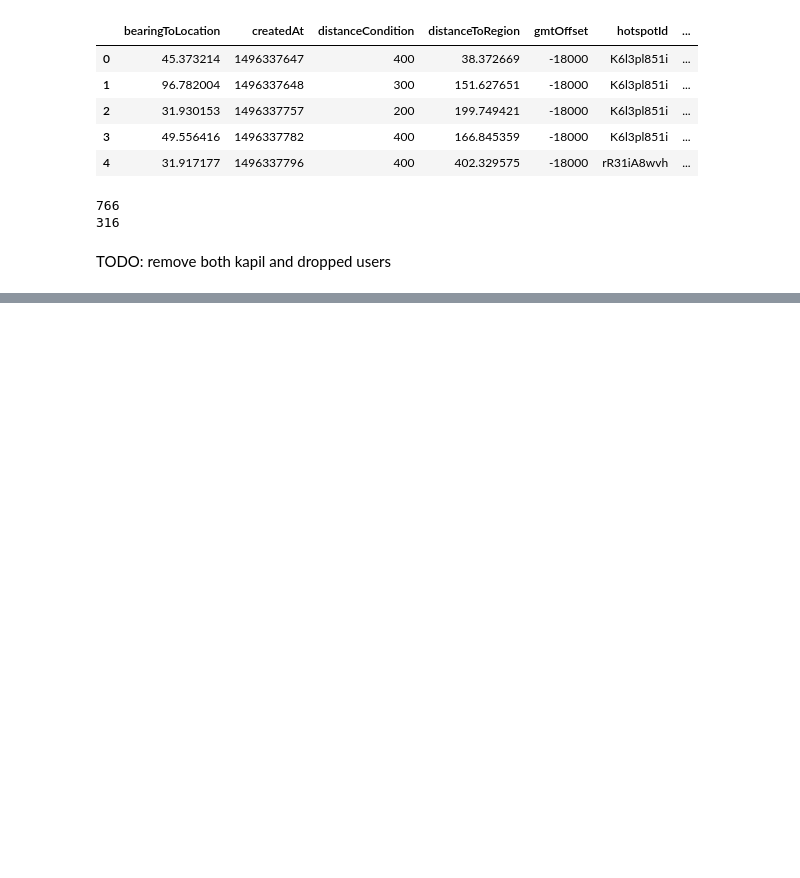
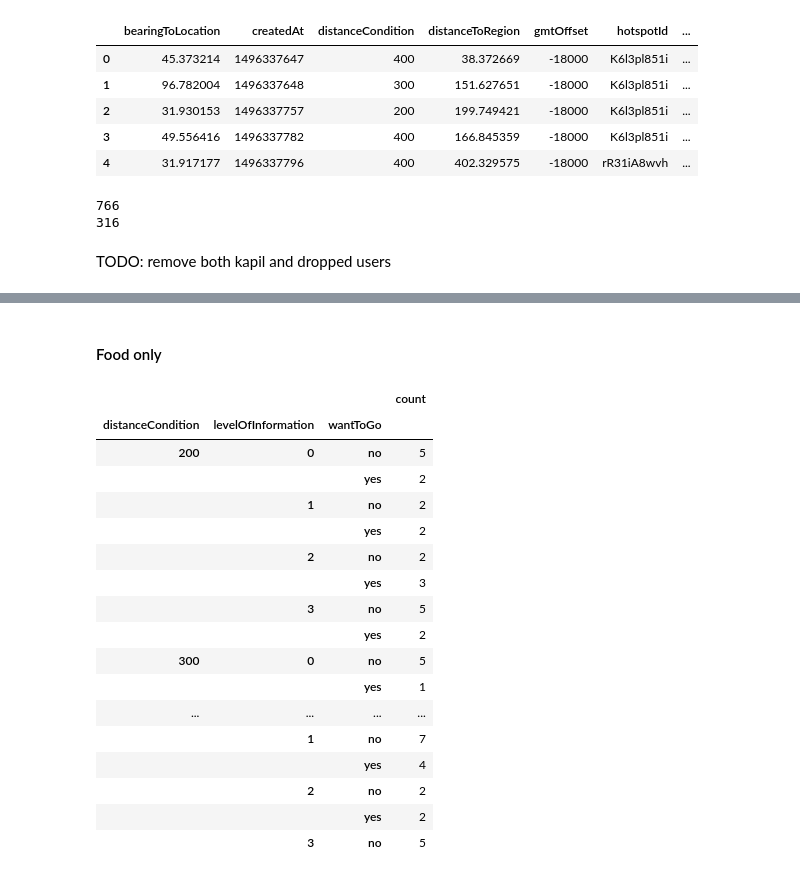
Before and after one commit to NUDelta/les-study-analysis, a Jupyter notebook: expand-exploit-study-analysis.ipynb, the cells around one changed output, grey strips where cells are left out. Saved outputs shown, nothing was run; the diff lists cells and outputs as text; code cells hidden in the pictures; blank space fills up the shorter version.

```diff
--- a/expand-exploit-study-analysis.ipynb
+++ b/expand-exploit-study-analysis.ipynb
@@ -443,0 +529,23 @@ AttributeError: 'DataFrame' object has no attribute 'groups'
+# %% [markdown]
+#### Food only
+# %%
+pd.DataFrame({'count': simplified_merged_expand[simplified_merged_expand['tag'] == 'food'].groupby(['distanceCondition', 'levelOfInformation', 'wantToGo'])['wantToGo'].count()})
+# %% [output]
+|  |  |  | count |
+| distanceCondition | levelOfInformation | wantToGo |  |
+| 200 | 0 | no | 5 |
+|  |  | yes | 2 |
+|  | 1 | no | 2 |
+|  |  | yes | 2 |
+|  | 2 | no | 2 |
+|  |  | yes | 3 |
+|  | 3 | no | 5 |
+|  |  | yes | 2 |
+| 300 | 0 | no | 5 |
+|  |  | yes | 1 |
+| ... | ... | ... | ... |
+|  | 1 | no | 7 |
+|  |  | yes | 4 |
+|  | 2 | no | 2 |
+|  |  | yes | 2 |
+|  | 3 | no | 5 |
```
Also changed, not shown: parts of 14 cells of this notebook.
